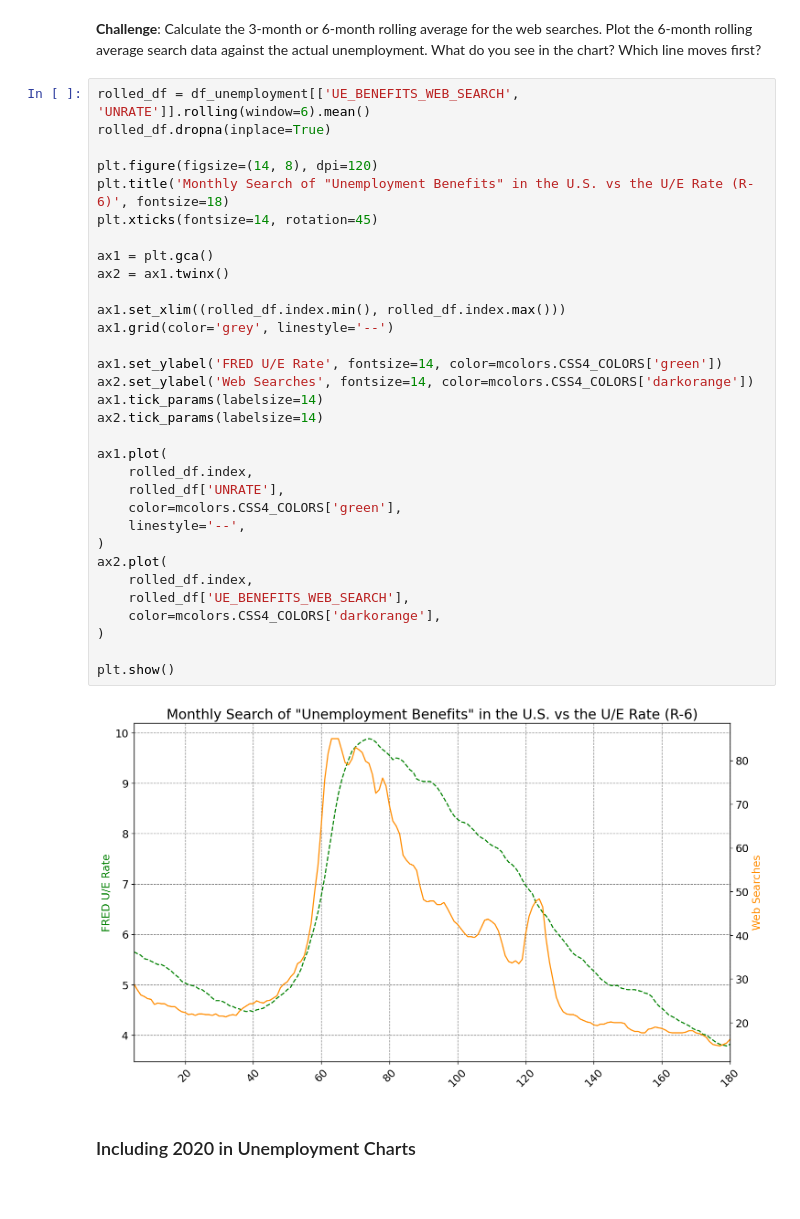
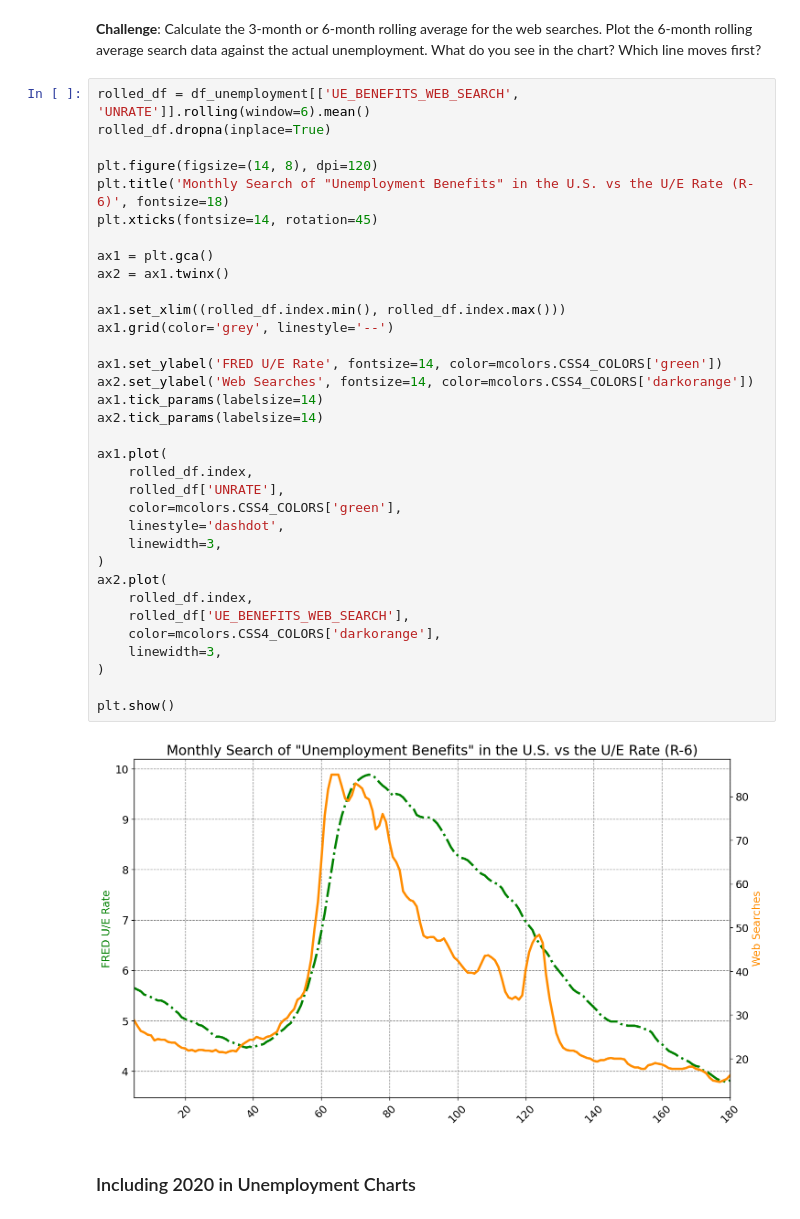
Before and after one commit to RafaelMoralesGallegos/100-days-of-Python, a Jupyter notebook: Day_75_Google_Trends/Google Trends and Data Visualisation (start).ipynb, the cells around one changed output. Saved outputs shown, nothing was run; the diff lists cells and outputs as text.

```diff
--- a/Day_75_Google_Trends/Google Trends and Data Visualisation (start).ipynb
+++ b/Day_75_Google_Trends/Google Trends and Data Visualisation (start).ipynb
@@ -500,35 +500,37 @@ rolled_df = df_unemployment[['UE_BENEFITS_WEB_SEARCH', 'UNRATE']].rolling(window
 rolled_df.dropna(inplace=True)
 
 plt.figure(figsize=(14, 8), dpi=120)
 plt.title('Monthly Search of "Unemployment Benefits" in the U.S. vs the U/E Rate (R-6)', fontsize=18)
 plt.xticks(fontsize=14, rotation=45)
 
 ax1 = plt.gca()
 ax2 = ax1.twinx()
 
 ax1.set_xlim((rolled_df.index.min(), rolled_df.index.max()))
 ax1.grid(color='grey', linestyle='--')
 
 ax1.set_ylabel('FRED U/E Rate', fontsize=14, color=mcolors.CSS4_COLORS['green'])
 ax2.set_ylabel('Web Searches', fontsize=14, color=mcolors.CSS4_COLORS['darkorange'])
 ax1.tick_params(labelsize=14)
 ax2.tick_params(labelsize=14)
 
 ax1.plot(
     rolled_df.index,
     rolled_df['UNRATE'],
     color=mcolors.CSS4_COLORS['green'],
-    linestyle='--',
+    linestyle='dashdot',
+    linewidth=3,
 )
 ax2.plot(
     rolled_df.index,
     rolled_df['UE_BENEFITS_WEB_SEARCH'],
     color=mcolors.CSS4_COLORS['darkorange'],
+    linewidth=3,
 )
 
 plt.show()
 # %% [output]
-[figure, old version]
+[figure, new version]
 # %% [markdown]
 ### Including 2020 in Unemployment Charts
 # %% [markdown]
```
Also changed, not shown: parts of 2 cells of this notebook.
